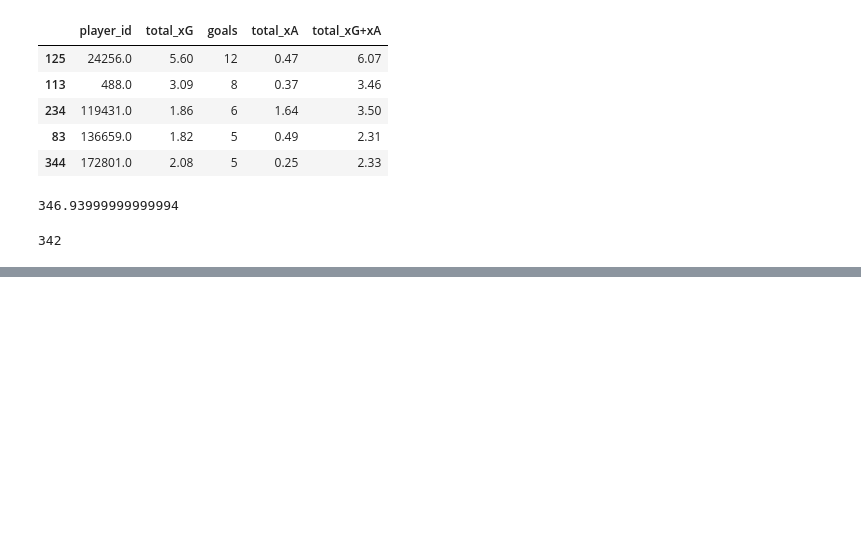
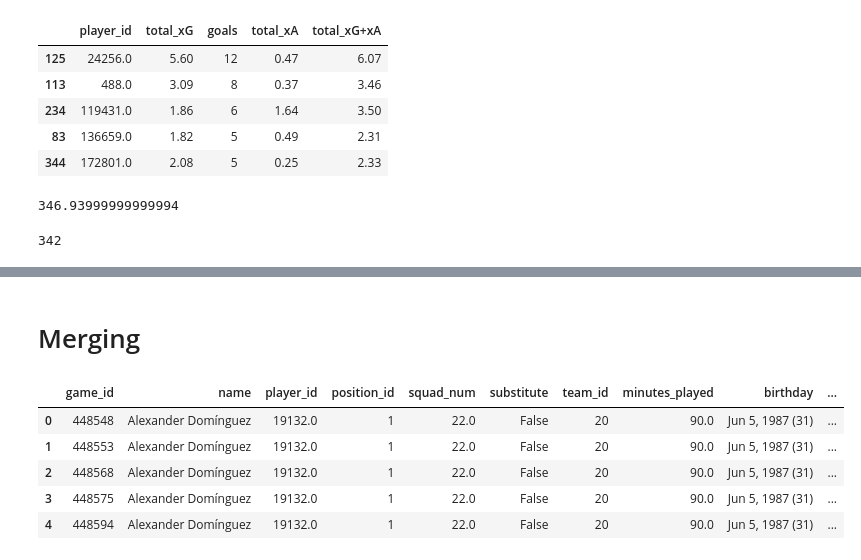
Before and after one commit to d-v-dlee/super_liga_xg, a Jupyter notebook: src/_redone.ipynb, the cells around one changed output, grey strips where cells are left out. Drawn from its saved outputs; the diff is of its cells as text; code cells hidden in the pictures; blank space fills up the shorter version.

```diff
--- a/src/_redone.ipynb
+++ b/src/_redone.ipynb
@@ -285,0 +382,11 @@ total_df['goals'].sum()
+# %% [markdown]
+# Merging
+# %%
+player_df.head()
+# %% [output]
+|  | game_id | name | player_id | position_id | squad_num | substitute | team_id | minutes_played | birthday | ... |
+| 0 | 448548 | Alexander Domínguez | 19132.0 | 1 | 22.0 | False | 20 | 90.0 | Jun 5, 1987 (31) | ... |
+| 1 | 448553 | Alexander Domínguez | 19132.0 | 1 | 22.0 | False | 20 | 90.0 | Jun 5, 1987 (31) | ... |
+| 2 | 448568 | Alexander Domínguez | 19132.0 | 1 | 22.0 | False | 20 | 90.0 | Jun 5, 1987 (31) | ... |
+| 3 | 448575 | Alexander Domínguez | 19132.0 | 1 | 22.0 | False | 20 | 90.0 | Jun 5, 1987 (31) | ... |
+| 4 | 448594 | Alexander Domínguez | 19132.0 | 1 | 22.0 | False | 20 | 90.0 | Jun 5, 1987 (31) | ... |
```
Also changed, not shown: parts of 21 cells of this notebook.
